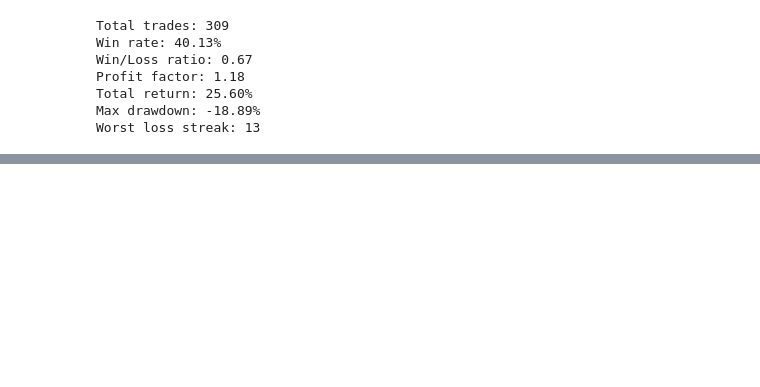
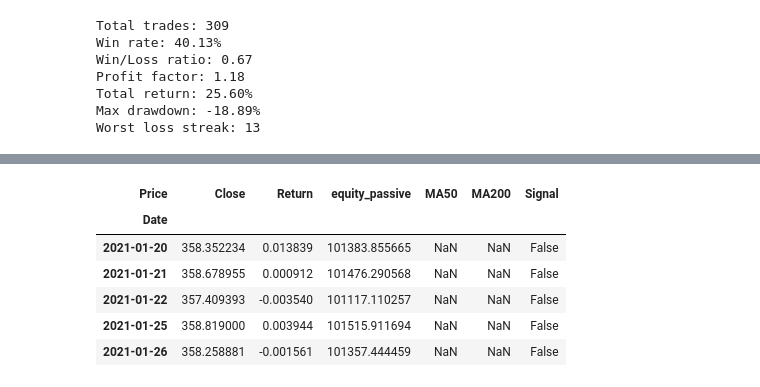
Before and after one commit to serhatkiyar/computational-finance-lab, a Jupyter notebook: notebooks/week1/day05_backtest_setup.ipynb, the cells around one changed output, grey strips where cells are left out. Drawn from its saved outputs; the diff is of its cells as text; code cells hidden in the pictures; blank space fills up the shorter version.

```diff
--- a/notebooks/week1/day05_backtest_setup.ipynb
+++ b/notebooks/week1/day05_backtest_setup.ipynb
@@ -172,0 +189,10 @@ Worst loss streak: 13
+# %%
+df.head()
+# %% [output]
+| Price | Close | Return | equity_passive | MA50 | MA200 | Signal |
+| Date |  |  |  |  |  |  |
+| 2021-01-20 | 358.352234 | 0.013839 | 101383.855665 | NaN | NaN | False |
+| 2021-01-21 | 358.678955 | 0.000912 | 101476.290568 | NaN | NaN | False |
+| 2021-01-22 | 357.409393 | -0.003540 | 101117.110257 | NaN | NaN | False |
+| 2021-01-25 | 358.819000 | 0.003944 | 101515.911694 | NaN | NaN | False |
+| 2021-01-26 | 358.258881 | -0.001561 | 101357.444459 | NaN | NaN | False |
```
Also changed, not shown: parts of 15 cells of this notebook.
